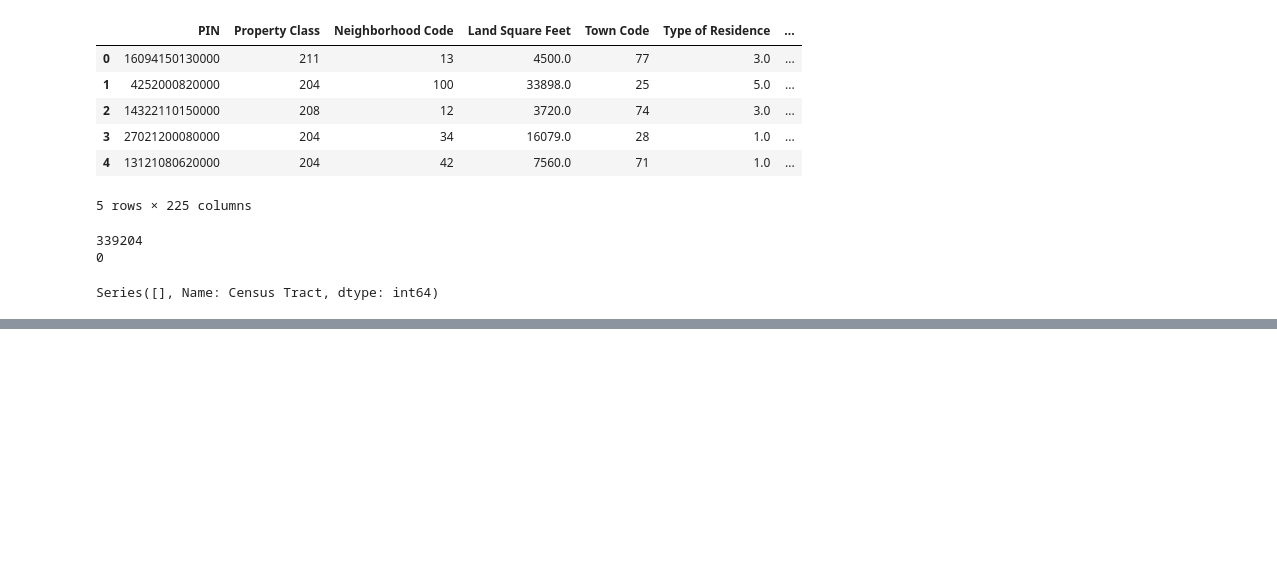
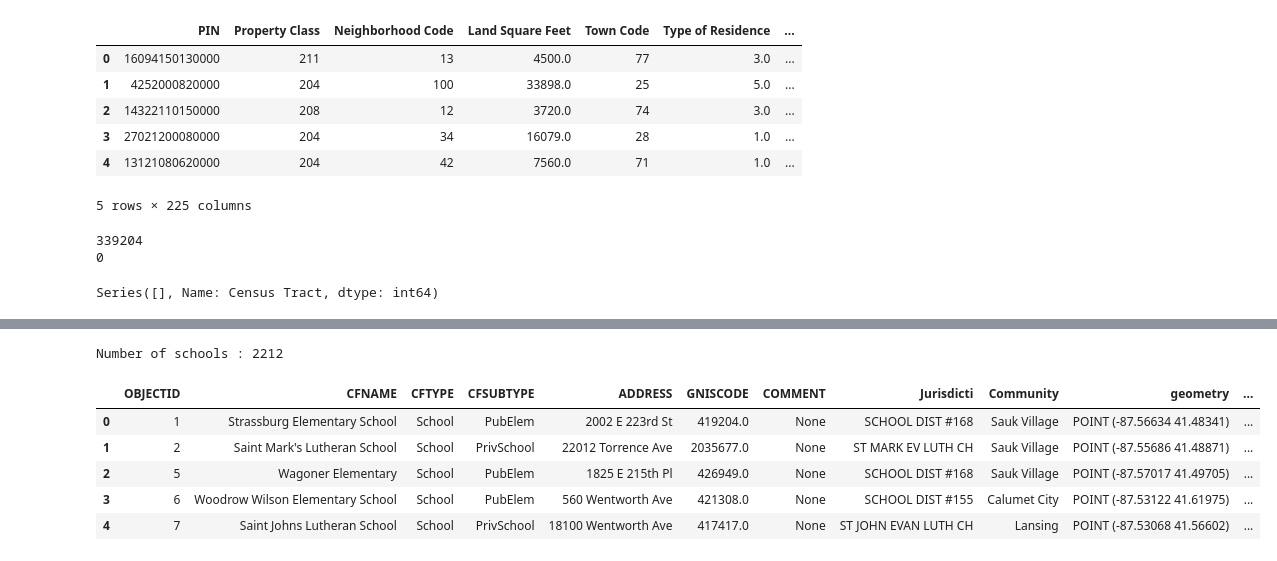
Before and after one commit to alexandermichels/ChicagoHousingModels, a Jupyter notebook: GeoDataWrangling.ipynb, the cells around one changed output, grey strips where cells are left out. Saved outputs shown, nothing was run; the diff lists cells and outputs as text; code cells hidden in the pictures; blank space fills up the shorter version.

```diff
--- a/GeoDataWrangling.ipynb
+++ b/GeoDataWrangling.ipynb
@@ -217,0 +260,15 @@ Series([], Name: Census Tract, dtype: int64)
+# %%
+schools = gpd.read_file("./data/geodata/Schools.geojson")
+#schools = gpd.read_file("./data/geodata/School_Locations-shp/School_Locations.shp")
+#schools.to_file("./data/geodata/Schools.geojson", driver='GeoJSON')
+print("Number of schools : {}".format(len(schools)))
+schools["lon"], schools["lat"] = schools['geometry'].x, schools['geometry'].y
+schools.head()
+# %% [output]
+Number of schools : 2212
+|  | OBJECTID | CFNAME | CFTYPE | CFSUBTYPE | ADDRESS | GNISCODE | COMMENT | Jurisdicti | Community | geometry | ... |
+| 0 | 1 | Strassburg Elementary School | School | PubElem | 2002 E 223rd St | 419204.0 | None | SCHOOL DIST #168 | Sauk Village | POINT (-87.56634 41.48341) | ... |
+| 1 | 2 | Saint Mark's Lutheran School | School | PrivSchool | 22012 Torrence Ave | 2035677.0 | None | ST MARK EV LUTH CH | Sauk Village | POINT (-87.55686 41.48871) | ... |
+| 2 | 5 | Wagoner Elementary | School | PubElem | 1825 E 215th Pl | 426949.0 | None | SCHOOL DIST #168 | Sauk Village | POINT (-87.57017 41.49705) | ... |
+| 3 | 6 | Woodrow Wilson Elementary School | School | PubElem | 560 Wentworth Ave | 421308.0 | None | SCHOOL DIST #155 | Calumet City | POINT (-87.53122 41.61975) | ... |
+| 4 | 7 | Saint Johns Lutheran School | School | PrivSchool | 18100 Wentworth Ave | 417417.0 | None | ST JOHN EVAN LUTH CH | Lansing | POINT (-87.53068 41.56602) | ... |
```
Also changed, not shown: parts of 4 cells of this notebook, 21 other files.
